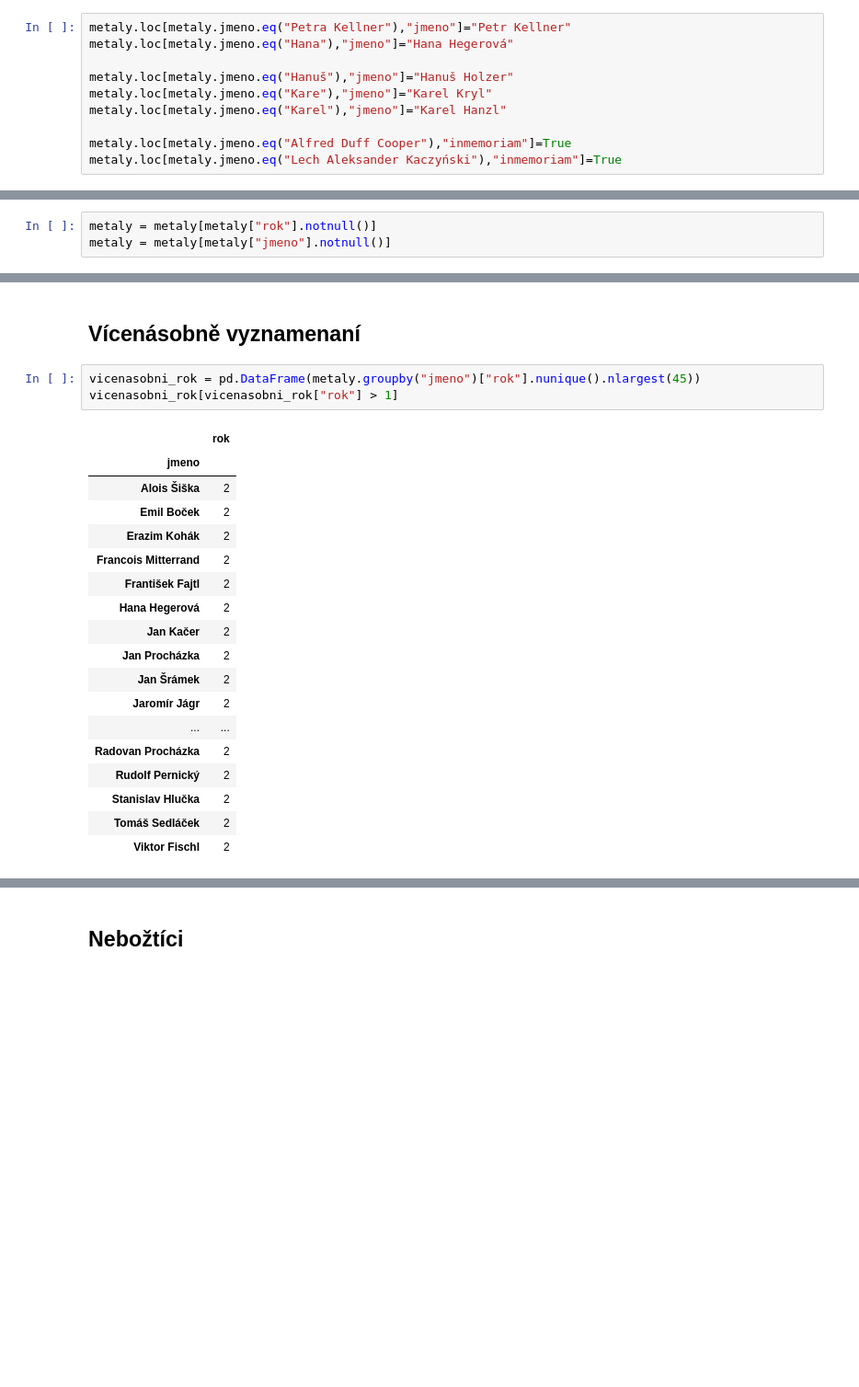
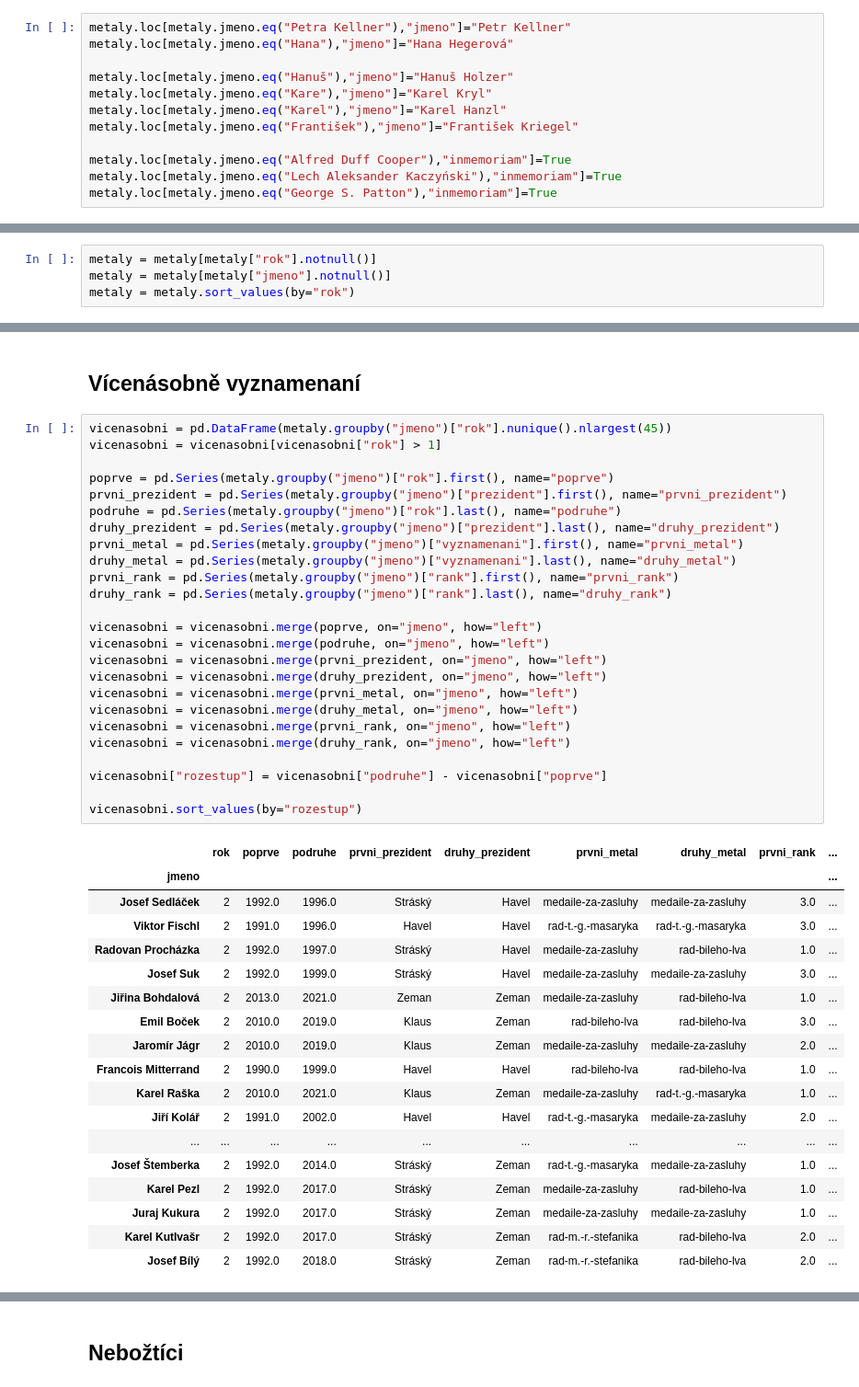
Before and after one commit to DataRozhlas/vyznamenani, a Jupyter notebook: vyznamenani.ipynb, the cells around one changed output, grey strips where cells are left out. Shown at 92% size. Saved outputs shown, nothing was run; the diff lists cells and outputs as text; blank space fills up the shorter version.

```diff
--- a/vyznamenani.ipynb
+++ b/vyznamenani.ipynb
@@ -148,15 +150,18 @@ metaly.loc[metaly.jmeno.eq("Hana"),"jmeno"]="Hana Hegerová"
 metaly.loc[metaly.jmeno.eq("Hanuš"),"jmeno"]="Hanuš Holzer"
 metaly.loc[metaly.jmeno.eq("Kare"),"jmeno"]="Karel Kryl"
 metaly.loc[metaly.jmeno.eq("Karel"),"jmeno"]="Karel Hanzl"
+metaly.loc[metaly.jmeno.eq("František"),"jmeno"]="František Kriegel"
 
 metaly.loc[metaly.jmeno.eq("Alfred Duff Cooper"),"inmemoriam"]=True
 metaly.loc[metaly.jmeno.eq("Lech Aleksander Kaczyński"),"inmemoriam"]=True
+metaly.loc[metaly.jmeno.eq("George S. Patton"),"inmemoriam"]=True
 # %%
 metaly["pohlavi"] = "muz"
 metaly.loc[metaly.jmeno.str.contains('|'.join(zeny)),"pohlavi"]="zena"
 # %%
 metaly = metaly[metaly["rok"].notnull()]
 metaly = metaly[metaly["jmeno"].notnull()]
+metaly = metaly.sort_values(by="rok")
 # %%
 metaly.loc[metaly.rok.isin(Havel),"prezident"]="Havel"
 metaly.loc[metaly.rok.isin(Klaus),"prezident"]="Klaus"
@@ -252,24 +279,46 @@ metaly[(metaly["vyznamenani"] != "medaile-za-hrdinstvi") & (metaly["stat"] == "c
 # %% [markdown]
 ## Vícenásobně vyznamenaní
 # %%
-vicenasobni_rok = pd.DataFrame(metaly.groupby("jmeno")["rok"].nunique().nlargest(45))
-vicenasobni_rok[vicenasobni_rok["rok"] > 1]
+vicenasobni = pd.DataFrame(metaly.groupby("jmeno")["rok"].nunique().nlargest(45))
+vicenasobni = vicenasobni[vicenasobni["rok"] > 1]
+
+poprve = pd.Series(metaly.groupby("jmeno")["rok"].first(), name="poprve")
+prvni_prezident = pd.Series(metaly.groupby("jmeno")["prezident"].first(), name="prvni_prezident")
+podruhe = pd.Series(metaly.groupby("jmeno")["rok"].last(), name="podruhe")
+druhy_prezident = pd.Series(metaly.groupby("jmeno")["prezident"].last(), name="druhy_prezident")
+prvni_metal = pd.Series(metaly.groupby("jmeno")["vyznamenani"].first(), name="prvni_metal")
+druhy_metal = pd.Series(metaly.groupby("jmeno")["vyznamenani"].last(), name="druhy_metal")
+prvni_rank = pd.Series(metaly.groupby("jmeno")["rank"].first(), name="prvni_rank")
+druhy_rank = pd.Series(metaly.groupby("jmeno")["rank"].last(), name="druhy_rank")
+
+vicenasobni = vicenasobni.merge(poprve, on="jmeno", how="left")
+vicenasobni = vicenasobni.merge(podruhe, on="jmeno", how="left")
+vicenasobni = vicenasobni.merge(prvni_prezident, on="jmeno", how="left")
+vicenasobni = vicenasobni.merge(druhy_prezident, on="jmeno", how="left")
+vicenasobni = vicenasobni.merge(prvni_metal, on="jmeno", how="left")
+vicenasobni = vicenasobni.merge(druhy_metal, on="jmeno", how="left")
+vicenasobni = vicenasobni.merge(prvni_rank, on="jmeno", how="left")
+vicenasobni = vicenasobni.merge(druhy_rank, on="jmeno", how="left")
+
+vicenasobni["rozestup"] = vicenasobni["podruhe"] - vicenasobni["poprve"]
+
+vicenasobni.sort_values(by="rozestup")
 # %% [output]
-|  | rok |
-| jmeno |  |
-| Alois Šiška | 2 |
-| Emil Boček | 2 |
-| Erazim Kohák | 2 |
-| Francois Mitterrand | 2 |
-| František Fajtl | 2 |
-| Hana Hegerová | 2 |
-| Jan Kačer | 2 |
-| Jan Procházka | 2 |
-| Jan Šrámek | 2 |
-| Jaromír Jágr | 2 |
-| ... | ... |
-| Radovan Procházka | 2 |
-| Rudolf Pernický | 2 |
-| Stanislav Hlučka | 2 |
-| Tomáš Sedláček | 2 |
-| Viktor Fischl | 2 |
+|  | rok | poprve | podruhe | prvni_prezident | druhy_prezident | prvni_metal | druhy_metal | prvni_rank | ... |
+| jmeno |  |  |  |  |  |  |  |  | ... |
+| Josef Sedláček | 2 | 1992.0 | 1996.0 | Stráský | Havel | medaile-za-zasluhy | medaile-za-zasluhy | 3.0 | ... |
+| Viktor Fischl | 2 | 1991.0 | 1996.0 | Havel | Havel | rad-t.-g.-masaryka | rad-t.-g.-masaryka | 3.0 | ... |
+| Radovan Procházka | 2 | 1992.0 | 1997.0 | Stráský | Havel | medaile-za-zasluhy | rad-bileho-lva | 1.0 | ... |
+| Josef Suk | 2 | 1992.0 | 1999.0 | Stráský | Havel | medaile-za-zasluhy | medaile-za-zasluhy | 3.0 | ... |
+| Jiřina Bohdalová | 2 | 2013.0 | 2021.0 | Zeman | Zeman | medaile-za-zasluhy | rad-bileho-lva | 1.0 | ... |
+| Emil Boček | 2 | 2010.0 | 2019.0 | Klaus | Zeman | rad-bileho-lva | rad-bileho-lva | 3.0 | ... |
+| Jaromír Jágr | 2 | 2010.0 | 2019.0 | Klaus | Zeman | medaile-za-zasluhy | medaile-za-zasluhy | 2.0 | ... |
+| Francois Mitterrand | 2 | 1990.0 | 1999.0 | Havel | Havel | rad-bileho-lva | rad-bileho-lva | 1.0 | ... |
+| Karel Raška | 2 | 2010.0 | 2021.0 | Klaus | Zeman | medaile-za-zasluhy | rad-t.-g.-masaryka | 1.0 | ... |
+| Jiří Kolář | 2 | 1991.0 | 2002.0 | Havel | Havel | rad-t.-g.-masaryka | medaile-za-zasluhy | 2.0 | ... |
+| ... | ... | ... | ... | ... | ... | ... | ... | ... | ... |
+| Josef Štemberka | 2 | 1992.0 | 2014.0 | Stráský | Zeman | rad-t.-g.-masaryka | medaile-za-zasluhy | 1.0 | ... |
+| Karel Pezl | 2 | 1992.0 | 2017.0 | Stráský | Zeman | medaile-za-zasluhy | rad-bileho-lva | 1.0 | ... |
+| Juraj Kukura | 2 | 1992.0 | 2017.0 | Stráský | Zeman | medaile-za-zasluhy | medaile-za-zasluhy | 1.0 | ... |
+| Karel Kutlvašr | 2 | 1992.0 | 2017.0 | Stráský | Zeman | rad-m.-r.-stefanika | rad-bileho-lva | 2.0 | ... |
+| Josef Bílý | 2 | 1992.0 | 2018.0 | Stráský | Zeman | rad-m.-r.-stefanika | rad-bileho-lva | 2.0 | ... |
```
Also changed, not shown: parts of 22 cells of this notebook.
